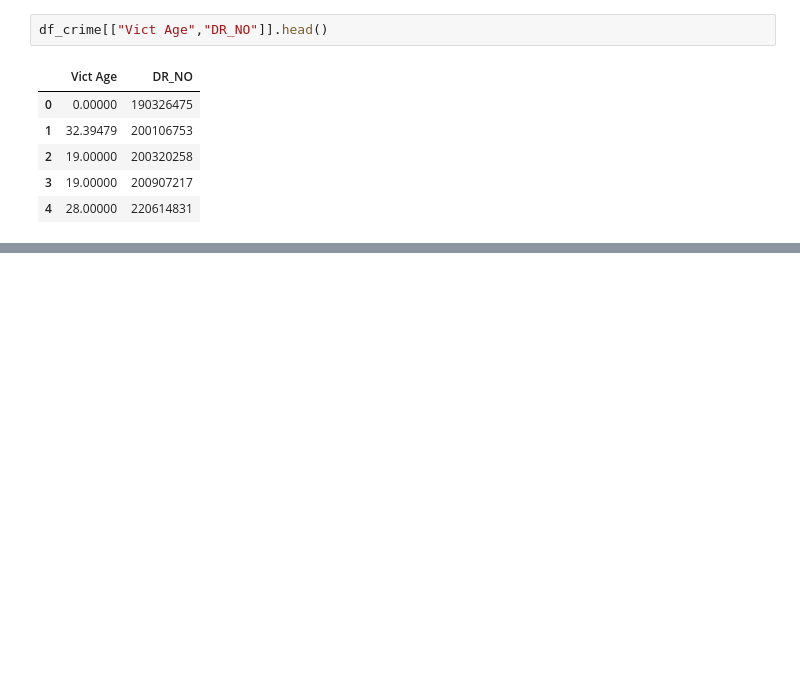
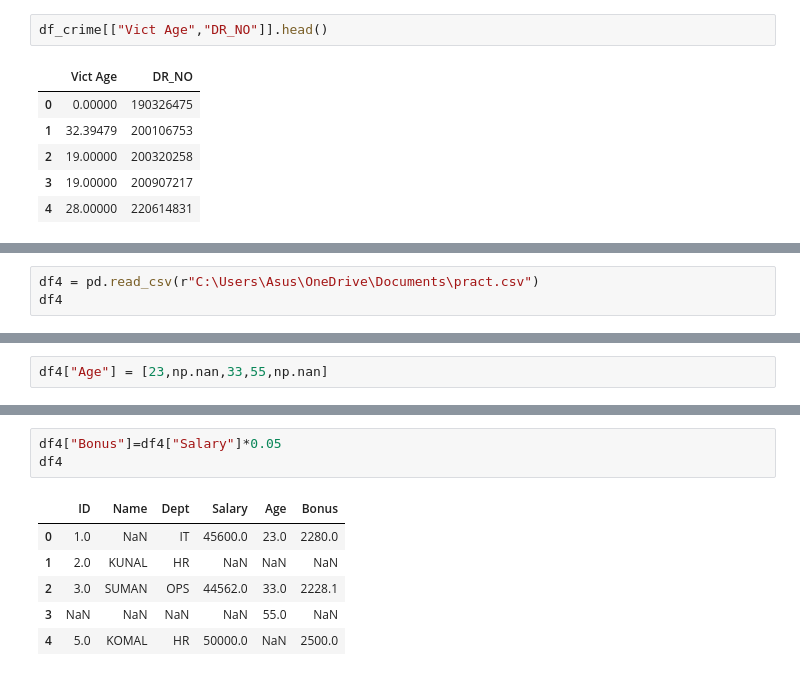
Before and after one commit to kadamshruti1809-droid/python, a Jupyter notebook: Practice.ipynb, the cells around one changed output, grey strips where cells are left out. Cells and saved outputs as stored; diff of their text form; blank space fills up the shorter version.

```diff
--- a/Practice.ipynb
+++ b/Practice.ipynb
@@ -3609,0 +3756,3 @@ df_crime[["Vict Age","DR_NO"]].head()
+# %%
+df4 = pd.read_csv(r"C:\Users\Asus\OneDrive\Documents\pract.csv")
+df4
@@ -3609,0 +3766,2 @@ df_crime[["Vict Age","DR_NO"]].head()
+# %%
+df4["Age"] = [23,np.nan,33,55,np.nan]
@@ -3609,0 +3777,10 @@ df_crime[["Vict Age","DR_NO"]].head()
+# %%
+df4["Bonus"]=df4["Salary"]*0.05
+df4
+# %% [output]
+|  | ID | Name | Dept | Salary | Age | Bonus |
+| 0 | 1.0 | NaN | IT | 45600.0 | 23.0 | 2280.0 |
+| 1 | 2.0 | KUNAL | HR | NaN | NaN | NaN |
+| 2 | 3.0 | SUMAN | OPS | 44562.0 | 33.0 | 2228.1 |
+| 3 | NaN | NaN | NaN | NaN | 55.0 | NaN |
+| 4 | 5.0 | KOMAL | HR | 50000.0 | NaN | 2500.0 |
```
Also changed, not shown: parts of 30 cells of this notebook, 1 other file.
